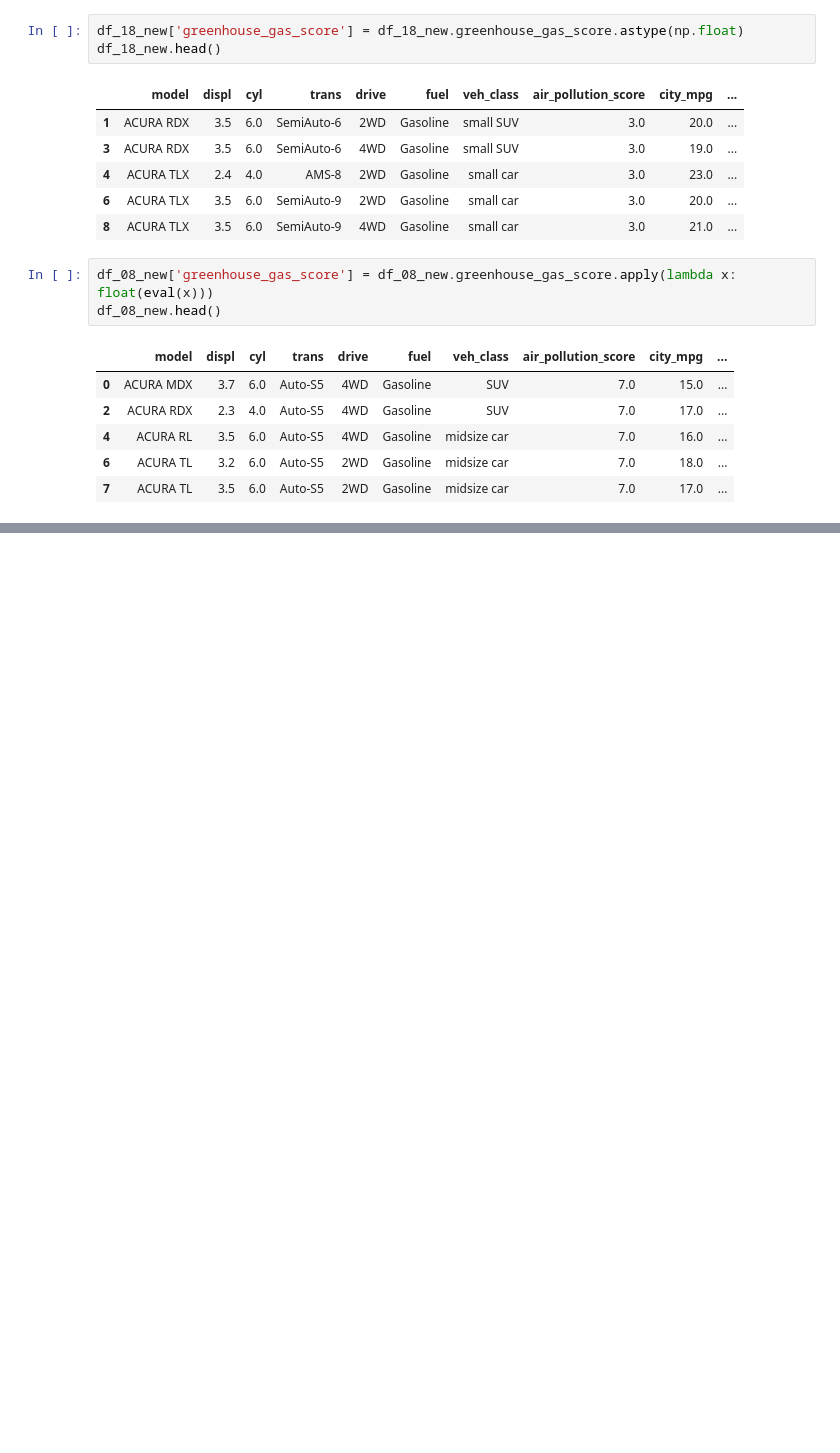
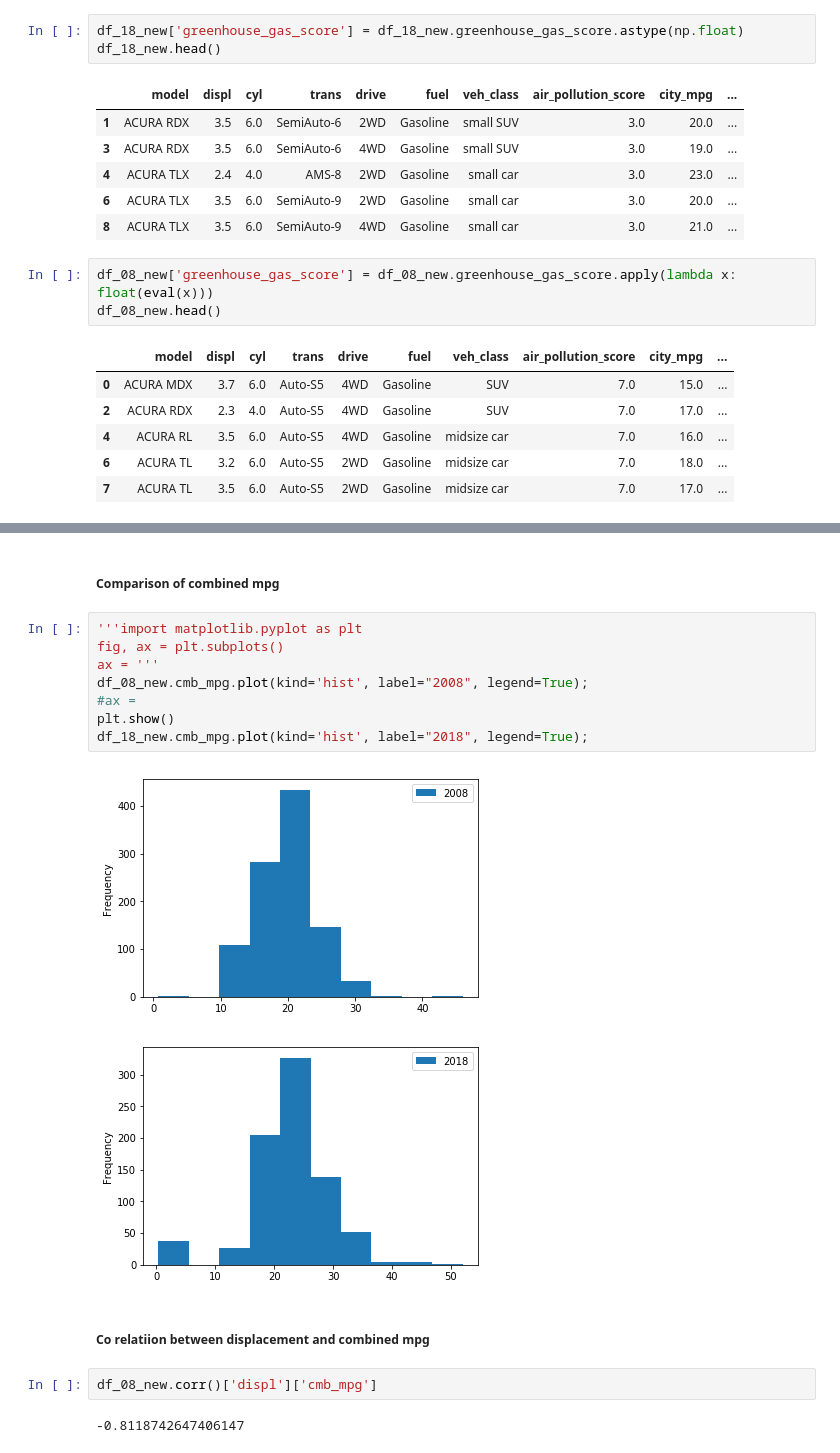
Before and after one commit to PadmarajBhat/DataAnalyst-1, a Jupyter notebook: The Data Analysis Process/Data Analysis Process - Case Study 2.ipynb, the cells around one changed output, grey strips where cells are left out. Cells and saved outputs as stored; diff of their text form; blank space fills up the shorter version.

```diff
--- a/The Data Analysis Process/Data Analysis Process - Case Study 2.ipynb
+++ b/The Data Analysis Process/Data Analysis Process - Case Study 2.ipynb
@@ -480,0 +554,19 @@ df_08_new.head()
+# %% [markdown]
+##### Comparison of combined mpg
+# %%
+'''import matplotlib.pyplot as plt
+fig, ax = plt.subplots()
+ax = '''
+df_08_new.cmb_mpg.plot(kind='hist', label="2008", legend=True);
+#ax =
+plt.show()
+df_18_new.cmb_mpg.plot(kind='hist', label="2018", legend=True);
+# %% [output]
+[figure, added]
+[figure, added]
+# %% [markdown]
+##### Co relatiion between displacement and combined mpg
+# %%
+df_08_new.corr()['displ']['cmb_mpg']
+# %% [output]
+-0.8118742647406147
```
Also changed, not shown: parts of 13 cells of this notebook.
